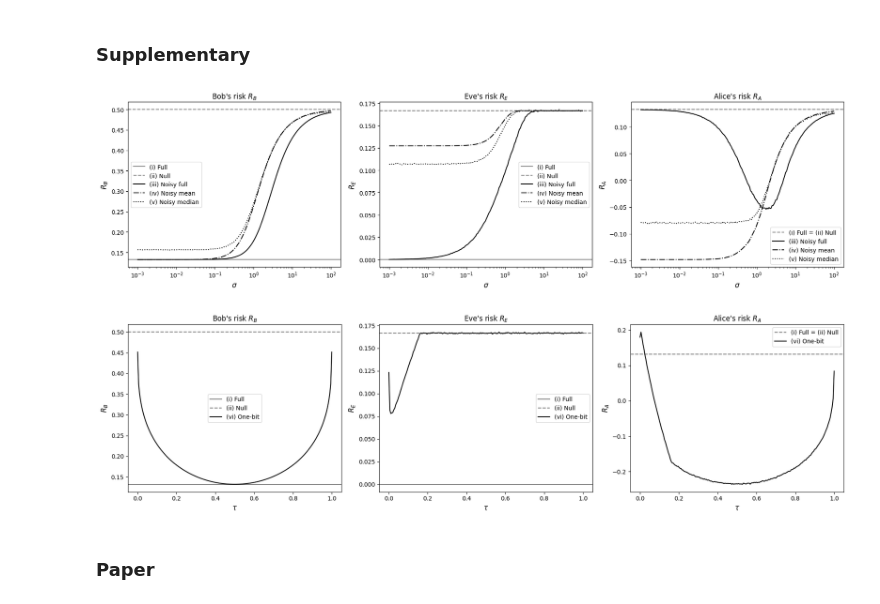
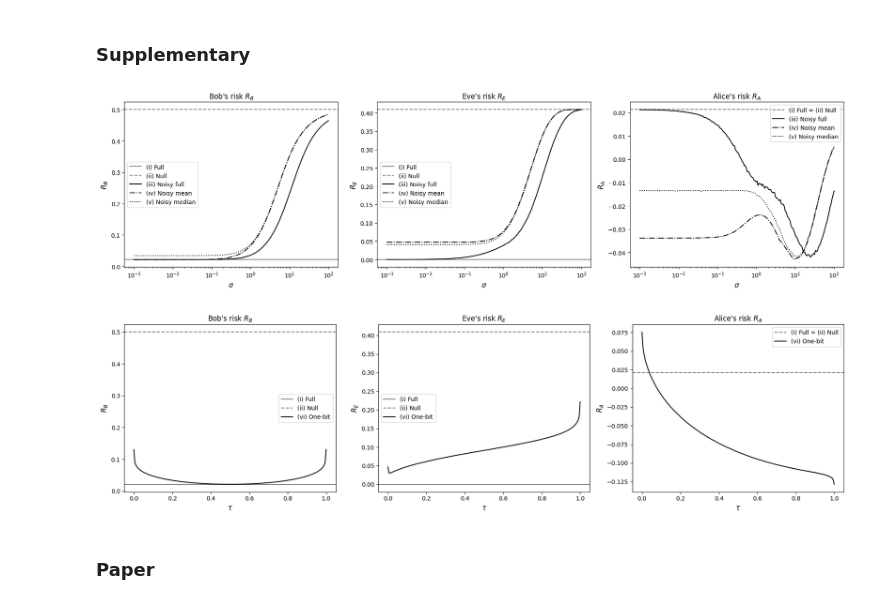
Before and after one commit to AntoineLuciano/BayesianAdversarialPrivacy, a Jupyter notebook: notebooks/example2_gaussian.ipynb, the cells around one changed output. Cells and saved outputs as stored; diff of their text form; code cells hidden in the pictures.

```diff
--- a/notebooks/example2_gaussian.ipynb
+++ b/notebooks/example2_gaussian.ipynb
@@ -1052,7 +1070,7 @@ def make_risks_case6_both(n, gh_expect, mc=200_000):
 # %%
 # Parameters of the model and Hypothesis Testing
 n = 5
-sigma0 = 1.0
+sigma0 = 5.0
 cB = 0.0
 cE = 0.0
 lambd = 1.0
@@ -1060,11 +1078,11 @@ seed = 0
 
 # Parameters for the experiments
 FAST_MODE = False
-n_mc = 100_000 if FAST_MODE else 1_000_000
-deg = 80 if FAST_MODE else 200
+n_mc = 100_000 if FAST_MODE else 10_000_000
+deg = 80 if FAST_MODE else 500
 mc_y = 10_000 if FAST_MODE else 100_000
 n_bins = 200 if FAST_MODE else 1000
-L = 6.0 if FAST_MODE else 10.0
+L = 6.0 if FAST_MODE else 50.0
 
 sigmas = np.logspace(-3, 2, 100)  if FAST_MODE else np.logspace(-3, 2, 200) # noise levels to sweep
 taus = np.linspace(0.0001, 0.9999, 100)  if FAST_MODE else np.linspace(0.0001, 0.9999, 200) # tau values to sweep
@@ -1347,16 +1366,16 @@ plot_tau_paper(RA1=RA1_mean, RA2=RA2_mean, RA6s=RA6s_mean, taus=taus, save_name=
 # %%
 plot_sigma_supplementary(sigmas = sigmas, RB1=RB1_max, RE1=RE1_max, RA1=RA1_max,
            RB2=RB2_max, RE2=RE2_max, RA2=RA2_max,
            RB3s=RB3s_max, RE3s=RE3s_max, RA3s=RA3s_max,
            RB4s=RB4s_max, RE4s=RE4s_max, RA4s=RA4s_max,
-           RB5s=RB5s_max, RE5s=RE5s_max, RA5s=RA5s_max, save_name="figures/supplementary/plot_sigma_supplementary_max.pdf")
+           RB5s=RB5s_max, RE5s=RE5s_max, RA5s=RA5s_max, save_name=f"figures/supplementary/plot_sigma_supplementary_max_sigma0_{sigma0}.pdf")
 
 plot_tau_supplementary(taus = taus, RB1=RB1_max, RE1=RE1_max, RA1=RA1_max,
          RB2=RB2_max, RE2=RE2_max, RA2=RA2_max,
-         RB6s=RB6s_max, RE6s=RE6s_max, RA6s=RA6s_max, save_name="figures/supplementary/plot_tau_supplementary_max.pdf")
+         RB6s=RB6s_max, RE6s=RE6s_max, RA6s=RA6s_max, save_name=f"figures/supplementary/plot_tau_supplementary_max_sigma0_{sigma0}.pdf")
 # %% [output]
-[figure, old version]
+[figure, new version]
-[figure, old version]
+[figure, new version]
 # %% [markdown]
 ### Paper
 # %%
```
Also changed, not shown: parts of 6 cells of this notebook, 49 other files.
